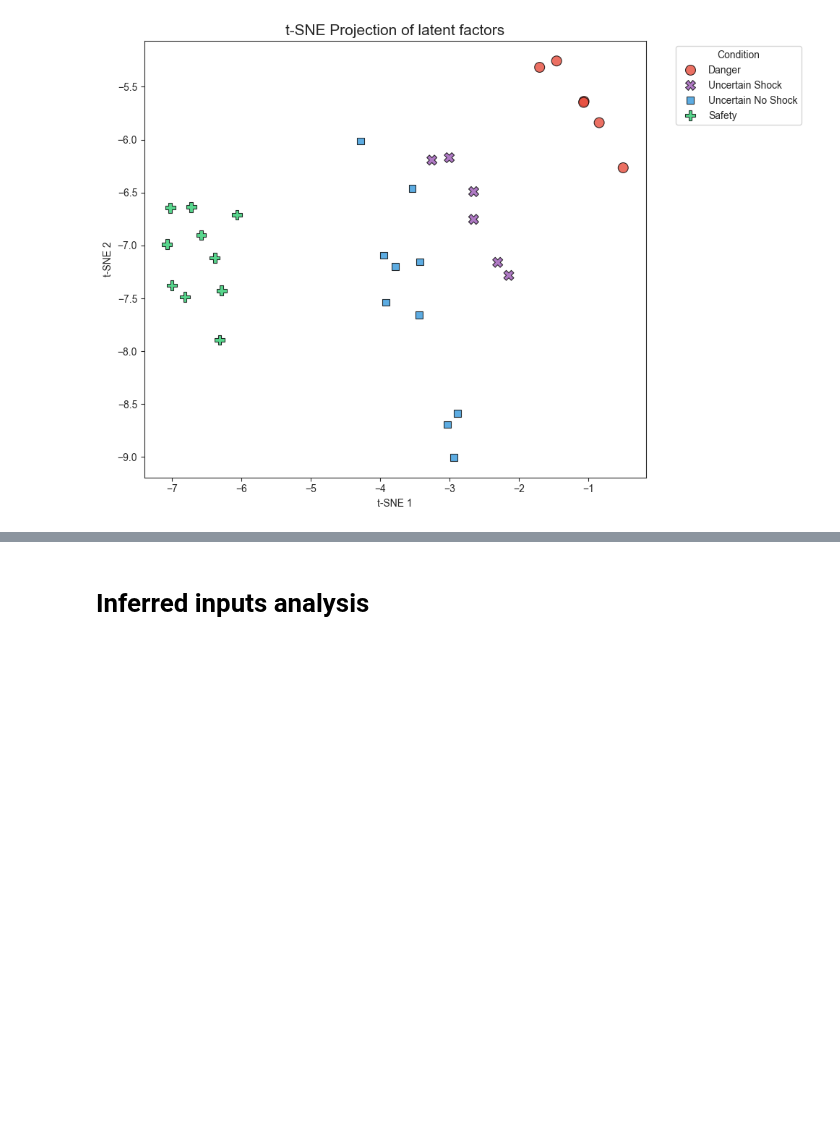
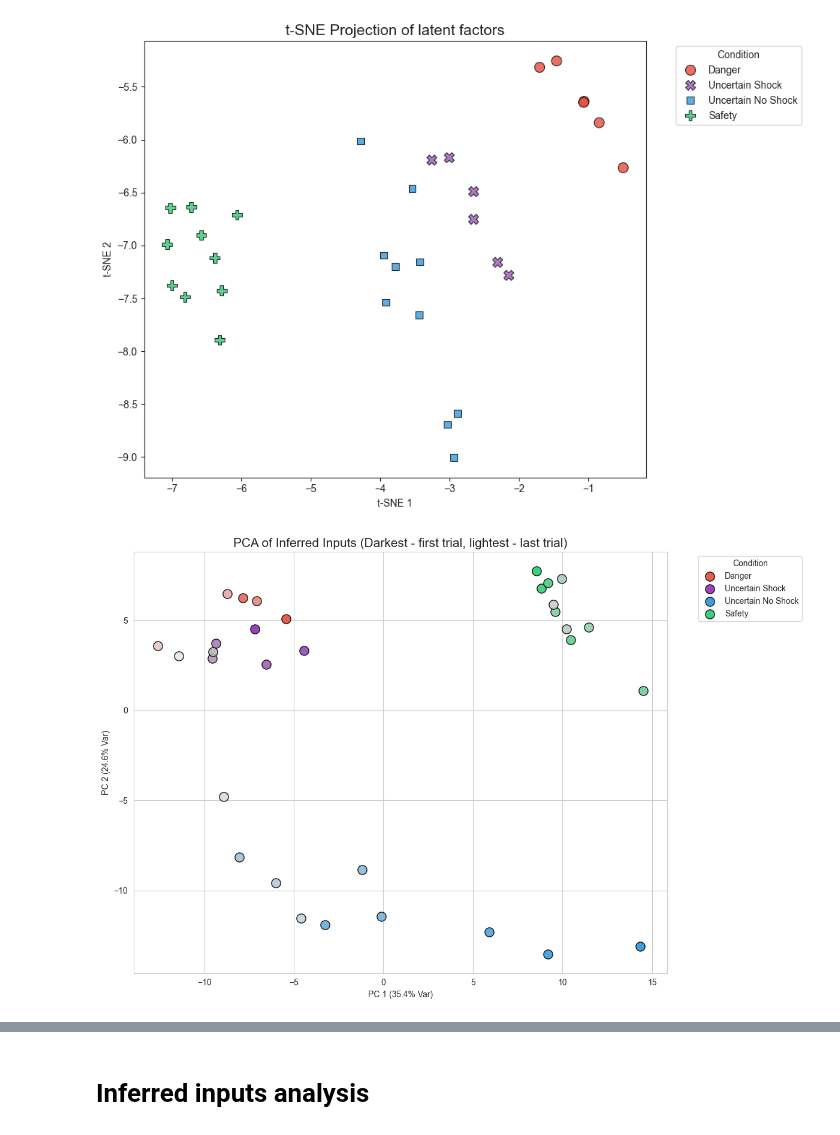
Before and after one commit to wkemilylau/iib_project_lfads, a Jupyter notebook: tutorials/multisession/pag-eaa-cropped-eval.ipynb, the cells around one changed output, grey strips where cells are left out. Saved outputs shown, nothing was run; the diff lists cells and outputs as text; code cells hidden in the pictures; blank space fills up the shorter version.

```diff
--- a/tutorials/multisession/pag-eaa-cropped-eval.ipynb
+++ b/tutorials/multisession/pag-eaa-cropped-eval.ipynb
@@ -269,3 +269,82 @@ def plot_tsne_factors(data_array):
 plot_tsne_factors(factors['PAG'])
 # %% [output]
 [figure]
+# %%
+import numpy as np
+import matplotlib.pyplot as plt
+import seaborn as sns
+from sklearn.decomposition import PCA
+import matplotlib.colors as mcolors
+import colorsys
+
+def plot_pca_with_saturation(data_array):
+    # 1. Prepare data
+    n_trials, n_time, n_inputs = data_array.shape
+    reshaped_data = data_array.reshape(n_trials, -1)
+
+    # 2. Define trial counts per condition
+    condition_counts = {
+        'Danger': 6,
+        'Uncertain Shock': 6,
+        'Uncertain No Shock': 10,
+        'Safety': 10
+    }
+
+    # Base colors (Hex)
+    base_palette = {
+        'Danger': '#e74c3c',            # Red
+        'Uncertain Shock': '#9b59b6',   # Purple
+        'Uncertain No Shock': '#3498db',# Blue
+        'Safety': '#2ecc71'             # Green
+    }
+
+    # 3. Generate labels and trial-specific colors
+    labels = []
+    trial_colors = []
+
+    for cond, count in condition_counts.items():
+        base_rgb = mcolors.to_rgb(base_palette[cond])
+        # Convert RGB to HSV
+        h, s, v = colorsys.rgb_to_hsv(*base_rgb)
+
+        for i in range(count):
+            labels.append(cond)
+            # Normalize saturation: from 0.2 (faded) to 1.0 (full saturation)
+            # We use (i+1)/count so the last trial is always 1.0
+            saturation_level = 1-(0.1 + (0.9 * ((i + 1) / count)))
+
+            # Convert back to RGB with new saturation
+            new_rgb = colorsys.hsv_to_rgb(h, saturation_level, v)
+            trial_colors.append(new_rgb)
+
+    # 4. Run PCA
+    pca = PCA(n_components=2)
+    pca_results = pca.fit_transform(reshaped_data)
+    var_explained = pca.explained_variance_ratio_ * 100
+
+    # 5. Visualization
+    plt.figure(figsize=(12, 8))
+    sns.set_style("whitegrid")
+
+    # Plot each point individually to apply specific color
+    for i in range(n_trials):
+        plt.scatter(
+            pca_results[i, 0],
+            pca_results[i, 1],
+            color=trial_colors[i],
+            s=120,
+            edgecolor='black',
+            alpha=0.9,
+            label=labels[i] if labels[i] not in plt.gca().get_legend_handles_labels()[1] else ""
+        )
+
+    plt.title('PCA of Inferred Inputs (Darkest - first trial, lightest - last trial)', fontsize=15)
+    plt.xlabel(f'PC 1 ({var_explained[0]:.1f}% Var)')
+    plt.ylabel(f'PC 2 ({var_explained[1]:.1f}% Var)')
+    plt.legend(title='Condition', bbox_to_anchor=(1.05, 1), loc='upper left')
+    plt.tight_layout()
+    plt.show()
+
+plot_pca_with_saturation(factors['PAG'][:, 120:, :])
+# %% [output]
+[figure, added]
```
Also changed, not shown: parts of 7 cells of this notebook, 15 other files.
